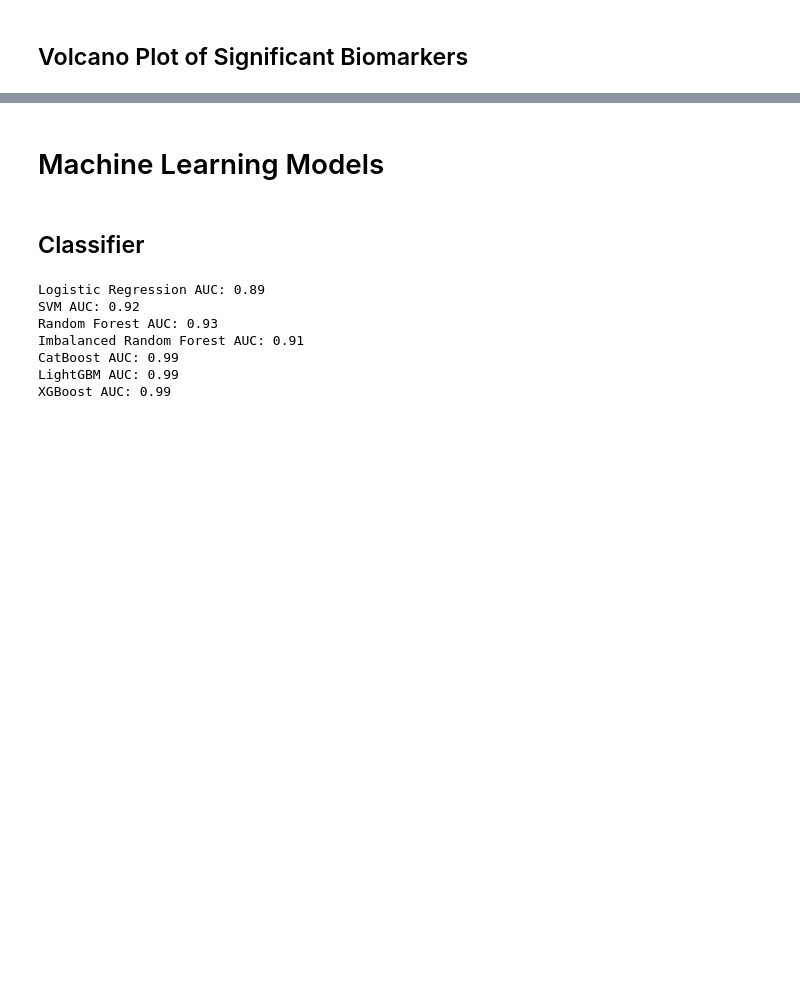
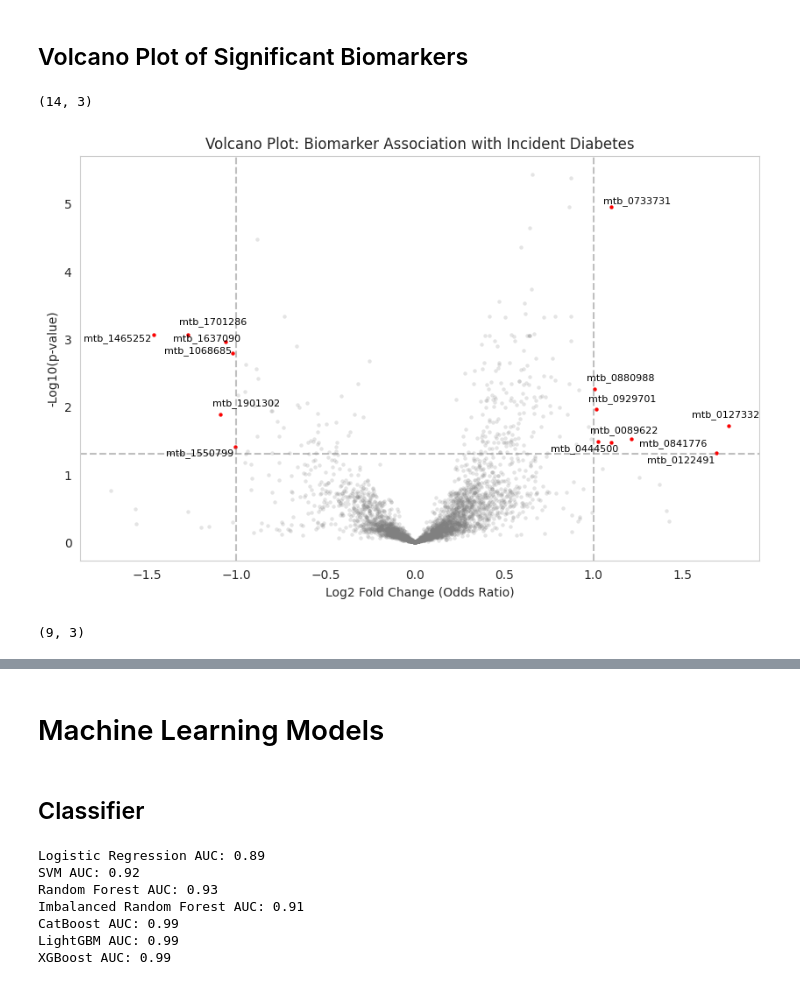
Before and after one commit to ShaunFChen/diabetes_biomarker_project, a Jupyter notebook: notebooks/diabetes_biomarker_analysis.ipynb, the cells around one changed output, grey strips where cells are left out. Drawn from its saved outputs; the diff is of its cells as text; code cells hidden in the pictures; blank space fills up the shorter version.

Commit message:
save progress

```diff
--- a/notebooks/diabetes_biomarker_analysis.ipynb
+++ b/notebooks/diabetes_biomarker_analysis.ipynb
@@ -171,9 +173,8 @@ plt.show()
 # Encode categorical data
 transformed_df = raw_df.copy()
 transformed_df['sex'] = transformed_df['sex'].map({'male': 1, 'female': 0})
-transformed_df['incident_diabetes'] = transformed_df['incident_diabetes'].map({1.0: True, 0.0: False})
-transformed_df['prevalent_diabetes'] = transformed_df['prevalent_diabetes'].map({1.0: True, 0.0: False})
-## Decide to use float (not good for imputation) or bool (not good for regression since bool+NaN == object)
+transformed_df['incident_diabetes'] = transformed_df['incident_diabetes'].map({1.0: 1, 0.0: 0})
+transformed_df['prevalent_diabetes'] = transformed_df['prevalent_diabetes'].map({1.0: 1, 0.0: 0})
 
 # Log transform biomarkers
 biomarker_cols = [col for col in transformed_df.columns if col.startswith('mtb_')]
@@ -213,36 +214,3 @@ plt.show()
 ## Missing Data Imputation
 # %% [markdown]
 ### Multivariate Imputation
-# %%
-imputed_file_path = f"{main_dir}/data/processed/X_imputed_df.pkl"
-
-# Check if files already exist
-if os.path.exists(imputed_file_path):
-    logging.info(f"{imputed_file_path}: File exist. Loading imputed data...")
-    X_imputed_df = pd.read_pickle(imputed_file_path)
-else:
-    logging.info(f"{imputed_file_path}: Files not found. Performing imputation...")
-
-    # Perform imputation using the default estimator
-    X_imputed_df = iterative_imputation(
-        df=transformed_df,
-        missing_threshold=0.3,  # Drop columns with >30% missingness
-        exclude_cols=[
-            'subject_id',
-            'incident_diabetes',
-            'diabetes_followup_time'
-        ],  # Excluded from imputation
-        imputer_kwargs={
-            'max_iter': 3,
-            'n_nearest_features': 50,
-            'random_state': my_random_seed,
-            'verbose': 2
-        }
-    )
-
-    # Convert the 'prevalent_diabetes' columns
-    for col in ['sex', 'prevalent_diabetes']:
-        X_imputed_df[col] = np.round(X_imputed_df[col])
-
-    # Save output
-    X_imputed_df.to_pickle(imputed_file_path)
@@ -395,7 +402,9 @@ assert X_imputed_df.loc[(X_imputed_df['diabetes_followup_time'] <= 0) & (X_imput
 ## Data Preprocessing and Propensity Score Matching
 # %%
 # Data Preprocessing
-cleaned_df = X_imputed_df.dropna(subset=['incident_diabetes']).copy()
+cleaned_df = rf_X_imputed_df.copy()
+cleaned_df['incident_diabetes'] = cleaned_df['incident_diabetes'].astype(float)
+cleaned_df = cleaned_df.dropna(subset=['incident_diabetes']).copy()
 cleaned_df = calculate_propensity_scores(cleaned_df, ['age', 'sex', 'BMI'], 'incident_diabetes')
 
 # Feature Engineering
@@ -425,2 +450,15 @@ display(significant_biomarkers)
 # %% [markdown]
 ## Volcano Plot of Significant Biomarkers
+# %%
+significant_biomarkers.shape
+# %% [output]
+(14, 3)
+# %%
+# Volcano plot to visualize significant biomarkers and their associations (new rf)
+plot_volcano(biomarker_cols, log2_fold_changes, corrected_p_values)
+# %% [output]
+[figure, added]
+# %%
+significant_biomarkers.shape
+# %% [output]
+(9, 3)
```
Also changed, not shown: parts of 18 cells of this notebook.
